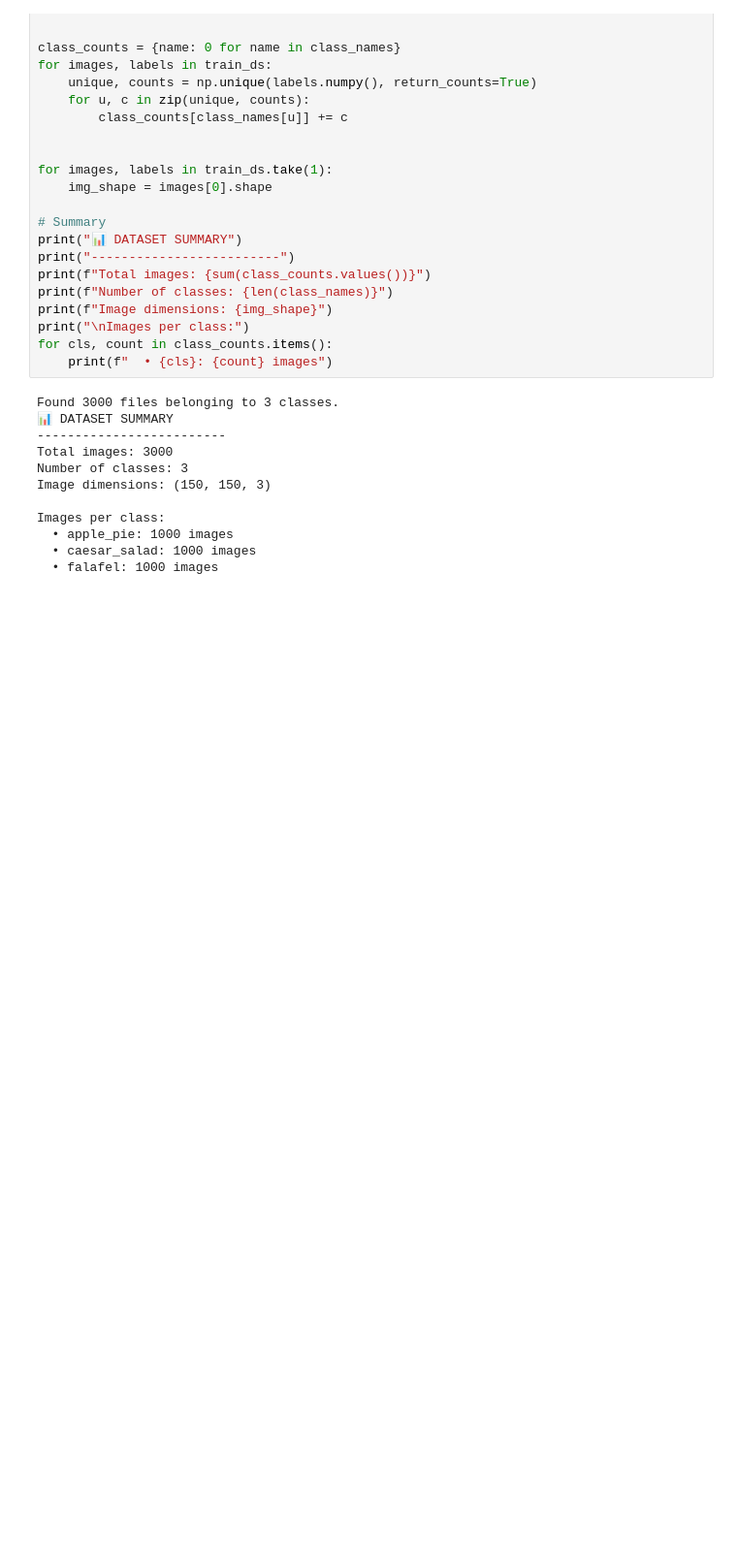
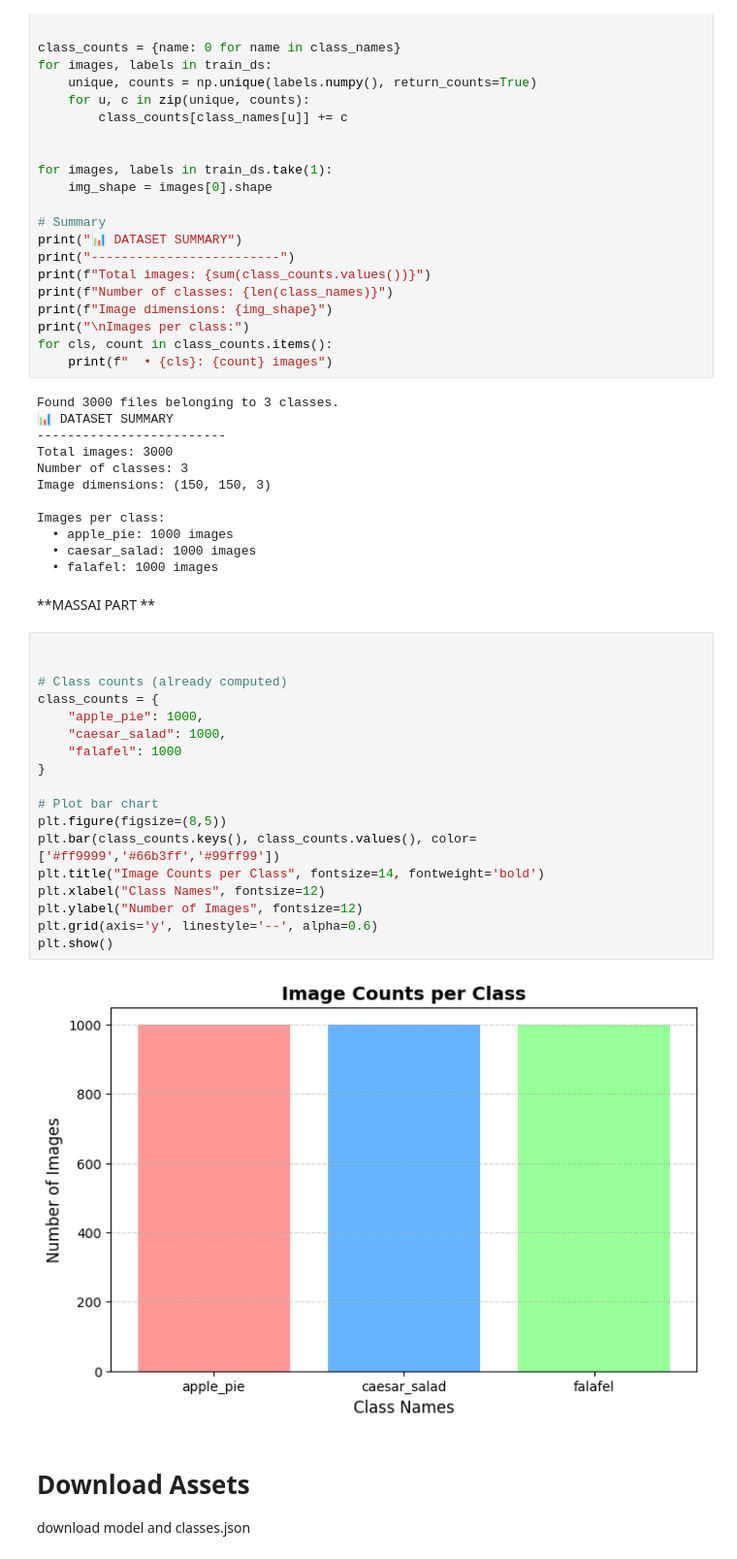
Before and after one commit to LonzoBonzo/AI-Machine-Learning-Web-Development-, a Jupyter notebook: Milestone1_Group1_Dataset.ipynb, the cells around one changed output. Shown at 97% size. Saved outputs shown, nothing was run; the diff lists cells and outputs as text; blank space fills up the shorter version.

```diff
--- a/Milestone1_Group1_Dataset.ipynb
+++ b/Milestone1_Group1_Dataset.ipynb
@@ -912,3 +878,28 @@ Images per class:
   • apple_pie: 1000 images
   • caesar_salad: 1000 images
   • falafel: 1000 images
+# %% [markdown]
+**MASSAI PART **
+# %%
+
+
+# Class counts (already computed)
+class_counts = {
+    "apple_pie": 1000,
+    "caesar_salad": 1000,
+    "falafel": 1000
+}
+
+# Plot bar chart
+plt.figure(figsize=(8,5))
+plt.bar(class_counts.keys(), class_counts.values(), color=['#ff9999','#66b3ff','#99ff99'])
+plt.title("Image Counts per Class", fontsize=14, fontweight='bold')
+plt.xlabel("Class Names", fontsize=12)
+plt.ylabel("Number of Images", fontsize=12)
+plt.grid(axis='y', linestyle='--', alpha=0.6)
+plt.show()
+# %% [output]
+[figure, added]
+# %% [markdown]
+# Download Assets
+download model and classes.json
```
Also changed, not shown: parts of 34 cells of this notebook.
